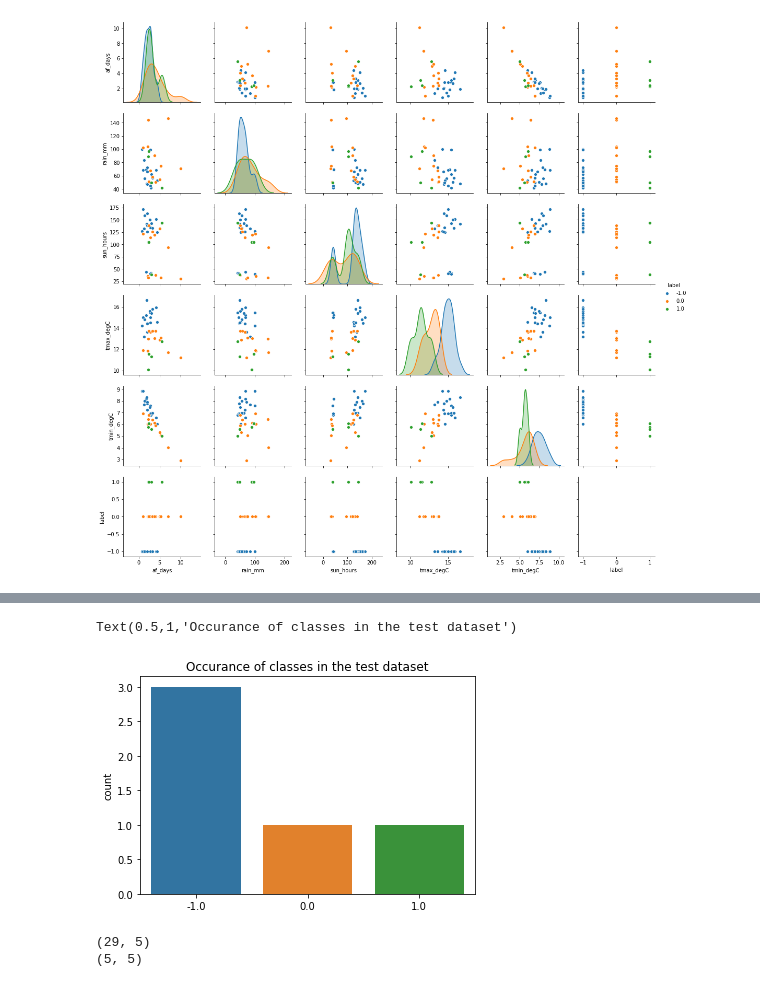
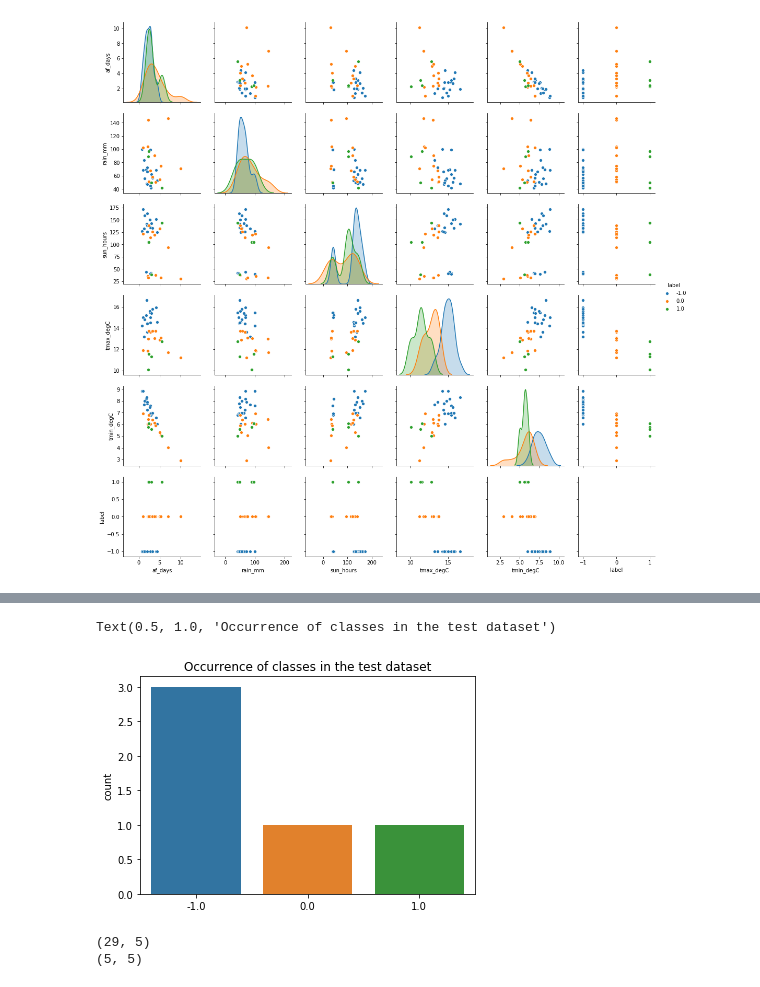
Before and after one commit to mukeswebrian/Analysing-the-impact-of-weather-on-self-reported-happiness, a Jupyter notebook: explore_weather_data.ipynb, the cells around one changed output, grey strips where cells are left out. Drawn from its saved outputs; the diff is of its cells as text; code cells hidden in the pictures.

```diff
--- a/explore_weather_data.ipynb
+++ b/explore_weather_data.ipynb
@@ -8,7 +8,7 @@ def query_to_dataframe(query, database):
     from the weather_data
     '''
 
-    client = MongoClient(host="localhost", port=27017)
+    client = MongoClient(host="midgard09", port=27017)
     weather_data = client.pitds_weather_data[database]
 
     entries = []
@@ -596,8 +598,8 @@ Text(0.5,1,'Occurance of classes in the training dataset')
 # %%
-sns.countplot(y_test).set_title("Occurance of classes in the test dataset")
+sns.countplot(y_test).set_title("Occurrence of classes in the test dataset")
 # %% [output]
-Text(0.5,1,'Occurance of classes in the test dataset')
+Text(0.5, 1.0, 'Occurrence of classes in the test dataset')
-[figure, old version]
+[figure, new version]
 # %%
 # verify size of training a s test sets.
 print(X_train.shape)
```
Also changed, not shown: parts of 3 cells of this notebook.
